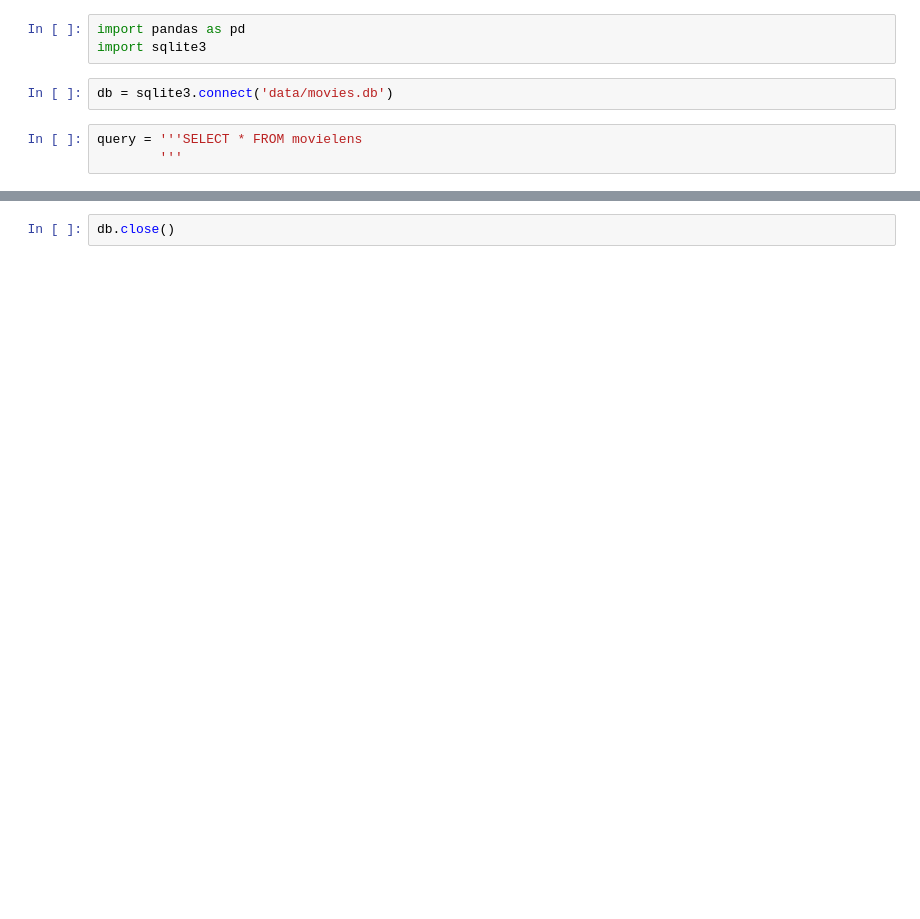
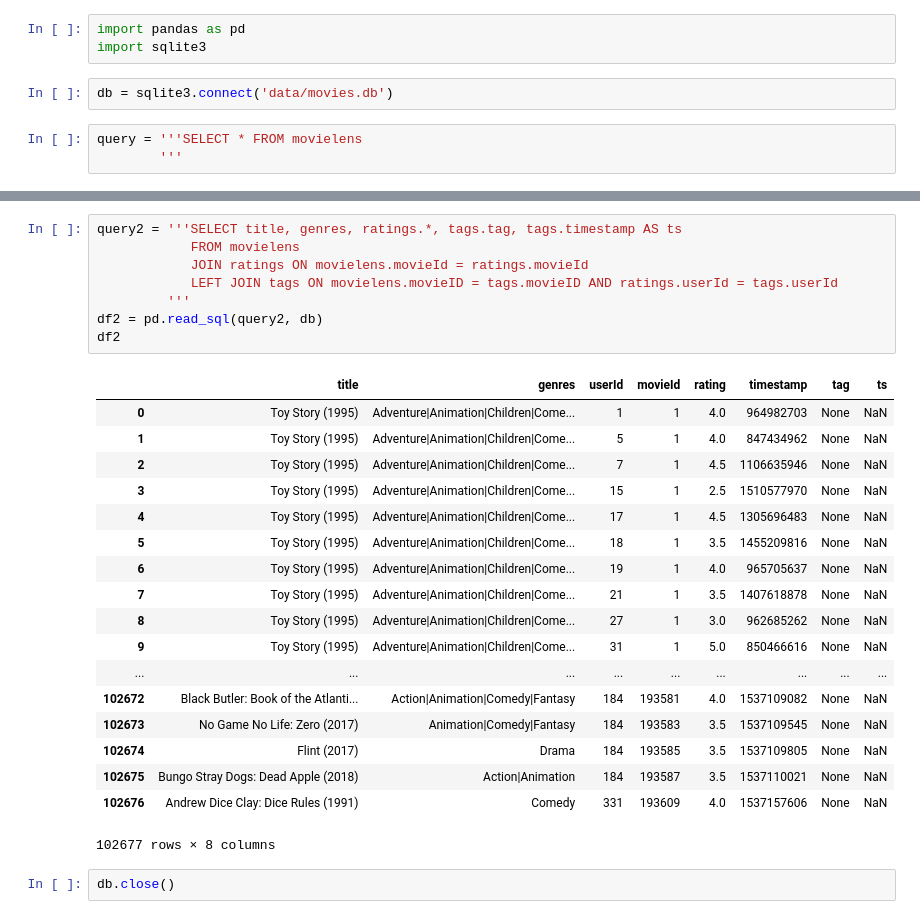
Before and after one commit to pawlodkowski/Movie_Recommender, a Jupyter notebook: SQL testing.ipynb, the cells around one changed output, grey strips where cells are left out. Saved outputs shown, nothing was run; the diff lists cells and outputs as text; blank space fills up the shorter version.

```diff
--- a/SQL testing.ipynb
+++ b/SQL testing.ipynb
@@ -31,2 +29,29 @@ df_out
+# %%
+query2 = '''SELECT title, genres, ratings.*, tags.tag, tags.timestamp AS ts
+            FROM movielens
+            JOIN ratings ON movielens.movieId = ratings.movieId
+            LEFT JOIN tags ON movielens.movieID = tags.movieID AND ratings.userId = tags.userId
+         '''
+df2 = pd.read_sql(query2, db)
+df2
+# %% [output]
+|  | title | genres | userId | movieId | rating | timestamp | tag | ts |
+| 0 | Toy Story (1995) | Adventure|Animation|Children|Come... | 1 | 1 | 4.0 | 964982703 | None | NaN |
+| 1 | Toy Story (1995) | Adventure|Animation|Children|Come... | 5 | 1 | 4.0 | 847434962 | None | NaN |
+| 2 | Toy Story (1995) | Adventure|Animation|Children|Come... | 7 | 1 | 4.5 | 1106635946 | None | NaN |
+| 3 | Toy Story (1995) | Adventure|Animation|Children|Come... | 15 | 1 | 2.5 | 1510577970 | None | NaN |
+| 4 | Toy Story (1995) | Adventure|Animation|Children|Come... | 17 | 1 | 4.5 | 1305696483 | None | NaN |
+| 5 | Toy Story (1995) | Adventure|Animation|Children|Come... | 18 | 1 | 3.5 | 1455209816 | None | NaN |
+| 6 | Toy Story (1995) | Adventure|Animation|Children|Come... | 19 | 1 | 4.0 | 965705637 | None | NaN |
+| 7 | Toy Story (1995) | Adventure|Animation|Children|Come... | 21 | 1 | 3.5 | 1407618878 | None | NaN |
+| 8 | Toy Story (1995) | Adventure|Animation|Children|Come... | 27 | 1 | 3.0 | 962685262 | None | NaN |
+| 9 | Toy Story (1995) | Adventure|Animation|Children|Come... | 31 | 1 | 5.0 | 850466616 | None | NaN |
+| ... | ... | ... | ... | ... | ... | ... | ... | ... |
+| 102672 | Black Butler: Book of the Atlanti... | Action|Animation|Comedy|Fantasy | 184 | 193581 | 4.0 | 1537109082 | None | NaN |
+| 102673 | No Game No Life: Zero (2017) | Animation|Comedy|Fantasy | 184 | 193583 | 3.5 | 1537109545 | None | NaN |
+| 102674 | Flint (2017) | Drama | 184 | 193585 | 3.5 | 1537109805 | None | NaN |
+| 102675 | Bungo Stray Dogs: Dead Apple (2018) | Action|Animation | 184 | 193587 | 3.5 | 1537110021 | None | NaN |
+| 102676 | Andrew Dice Clay: Dice Rules (1991) | Comedy | 331 | 193609 | 4.0 | 1537157606 | None | NaN |
+102677 rows × 8 columns
 # %%
 db.close()
```
Also changed, not shown: parts of 2 cells of this notebook.
